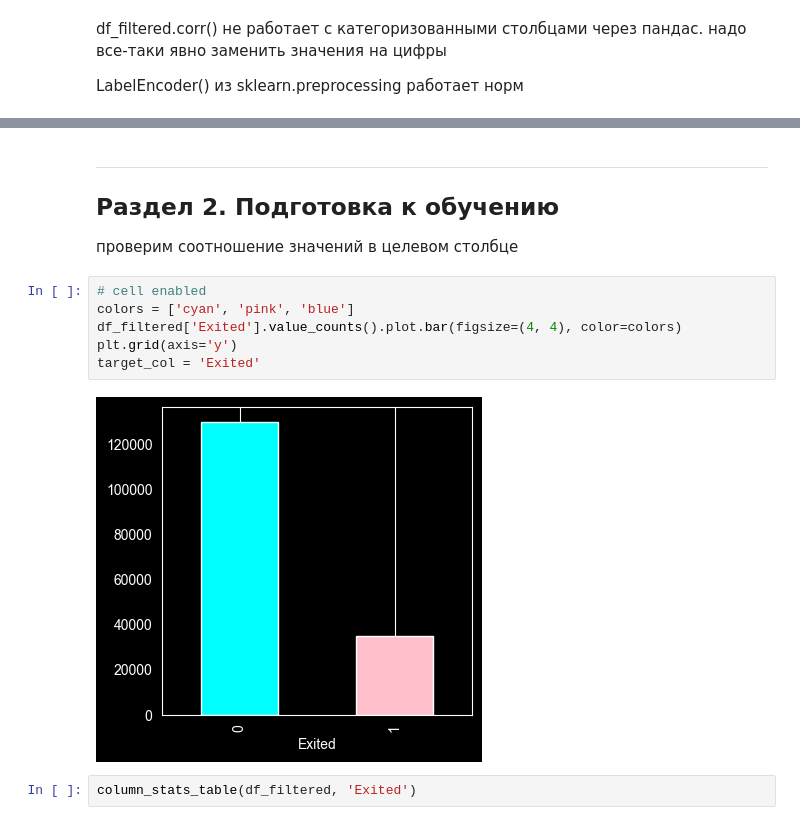
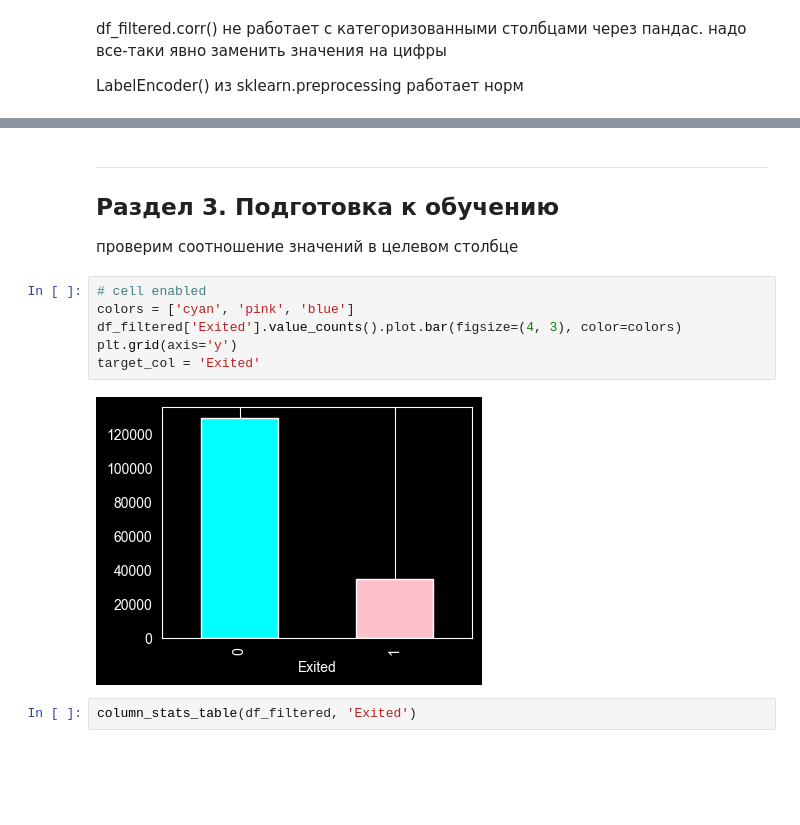
Before and after one commit to Evgeny725/ml-basics, a Jupyter notebook: bank_churn/bank_churn.ipynb, the cells around one changed output, grey strips where cells are left out. Saved outputs shown, nothing was run; the diff lists cells and outputs as text; blank space fills up the shorter version.

```diff
--- a/bank_churn/bank_churn.ipynb
+++ b/bank_churn/bank_churn.ipynb
@@ -451,17 +445,17 @@ df_filtered.corr()
 | Exited | -0.027541 | 0.053225 | -0.146469 | 0.341009 | -0.019557 | 0.129669 | -0.214598 | -0.022141 | ... |
 # %% [markdown]
 ---
-## Раздел 2. Подготовка к обучению
+## Раздел 3. Подготовка к обучению
 
 проверим соотношение значений в целевом столбце
 # %%
 # cell enabled
 colors = ['cyan', 'pink', 'blue']
-df_filtered['Exited'].value_counts().plot.bar(figsize=(4, 4), color=colors)
+df_filtered['Exited'].value_counts().plot.bar(figsize=(4, 3), color=colors)
 plt.grid(axis='y')
 target_col = 'Exited'
 # %% [output]
-[figure, old version]
+[figure, new version]
 # %%
 column_stats_table(df_filtered, 'Exited')
 # %% [output]
```
Also changed, not shown: parts of 9 cells of this notebook, 1 other file.
